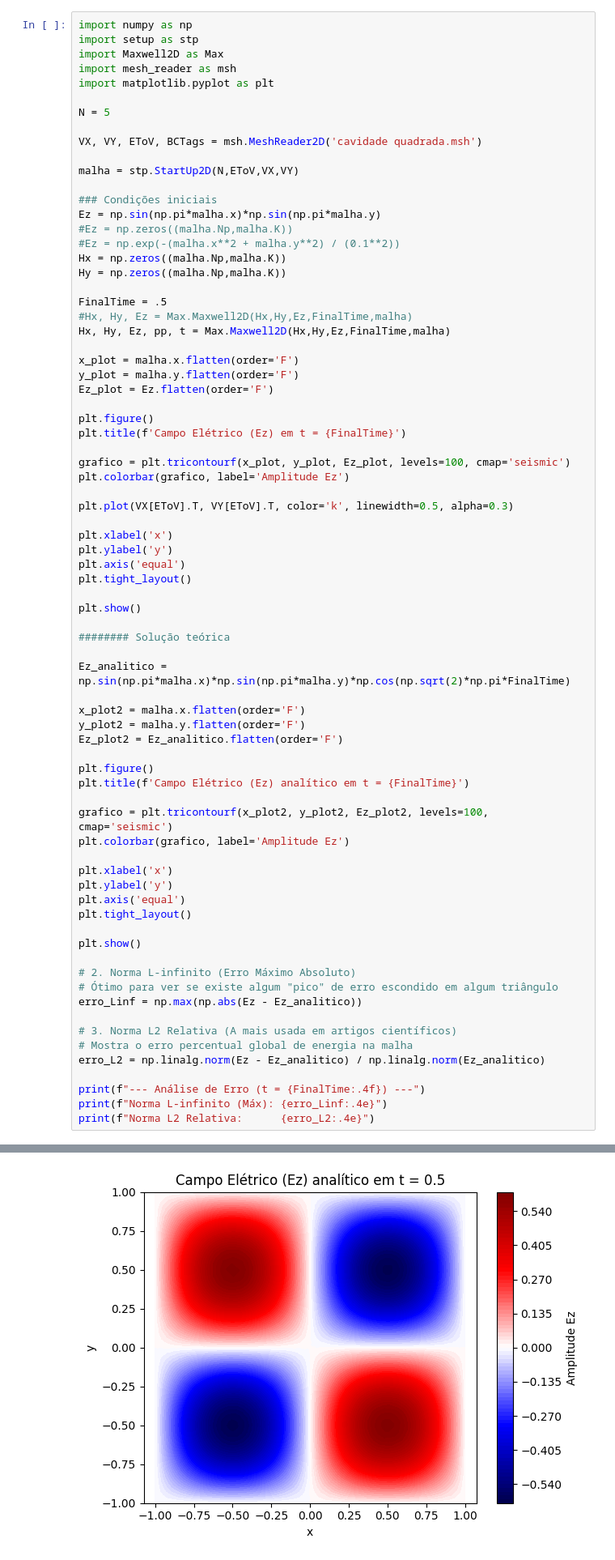
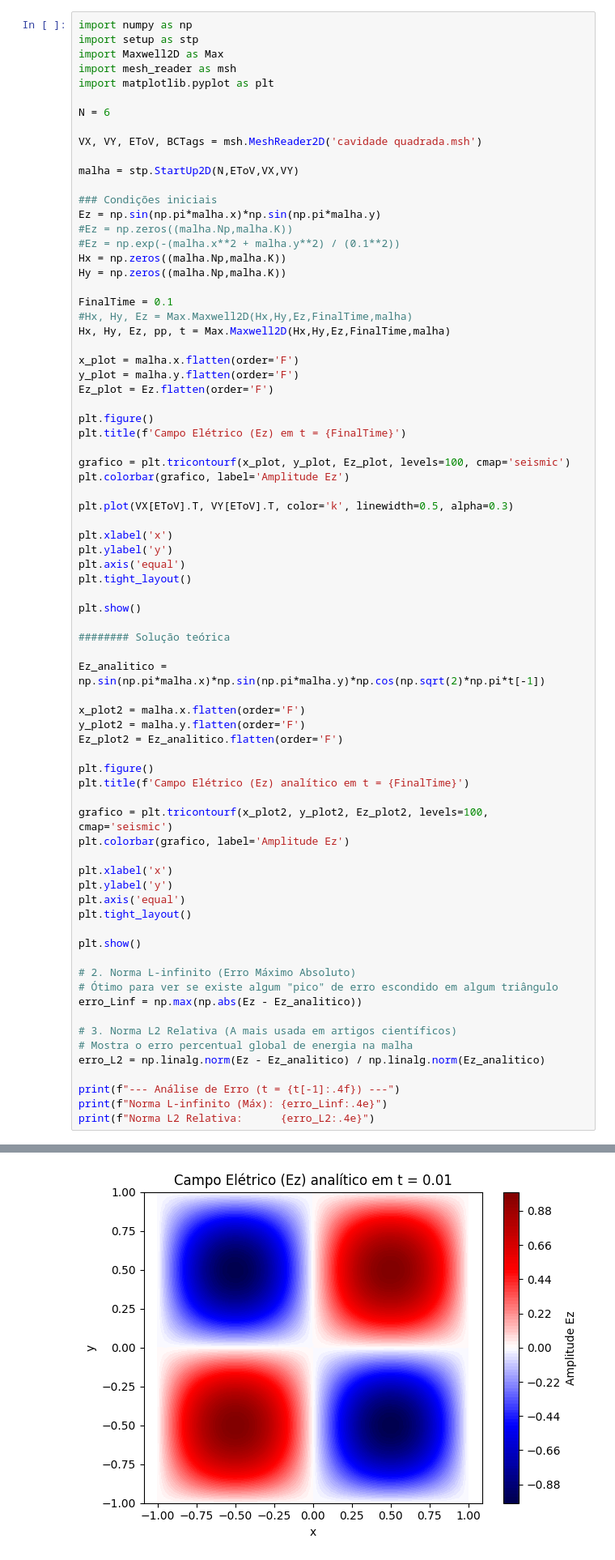
Before and after one commit to andrefsr/DG-FEM, a Jupyter notebook: engine/dg2D/tests.ipynb, the cells around one changed output, grey strips where cells are left out. Shown at 81% size. Drawn from its saved outputs; the diff is of its cells as text.

Commit message:
dg2D - Ainda alto erro, mesmo em malha refinada. A ordem de convergência encontrada foi diferente de 4 pro rk4, provavelmente devido ao alto erro global

```diff
--- a/engine/dg2D/tests.ipynb
+++ b/engine/dg2D/tests.ipynb
@@ -566,7 +566,7 @@ import Maxwell2D as Max
 import mesh_reader as msh
 import matplotlib.pyplot as plt
 
-N = 5
+N = 6
 
 VX, VY, EToV, BCTags = msh.MeshReader2D('cavidade quadrada.msh')
 
@@ -579,7 +579,7 @@ Ez = np.sin(np.pi*malha.x)*np.sin(np.pi*malha.y)
 Hx = np.zeros((malha.Np,malha.K))
 Hy = np.zeros((malha.Np,malha.K))
 
-FinalTime = .5
+FinalTime = 0.1
 #Hx, Hy, Ez = Max.Maxwell2D(Hx,Hy,Ez,FinalTime,malha)
 Hx, Hy, Ez, pp, t = Max.Maxwell2D(Hx,Hy,Ez,FinalTime,malha)
 
@@ -604,7 +604,7 @@ plt.show()
 
 ######## Solução teórica
 
-Ez_analitico = np.sin(np.pi*malha.x)*np.sin(np.pi*malha.y)*np.cos(np.sqrt(2)*np.pi*FinalTime)
+Ez_analitico = np.sin(np.pi*malha.x)*np.sin(np.pi*malha.y)*np.cos(np.sqrt(2)*np.pi*t[-1])
 
 x_plot2 = malha.x.flatten(order='F')
 y_plot2 = malha.y.flatten(order='F')
@@ -631,7 +631,7 @@ erro_Linf = np.max(np.abs(Ez - Ez_analitico))
 # Mostra o erro percentual global de energia na malha
 erro_L2 = np.linalg.norm(Ez - Ez_analitico) / np.linalg.norm(Ez_analitico)
 
-print(f"--- Análise de Erro (t = {FinalTime:.4f}) ---")
+print(f"--- Análise de Erro (t = {t[-1]:.4f}) ---")
 print(f"Norma L-infinito (Máx): {erro_Linf:.4e}")
 print(f"Norma L2 Relativa:      {erro_L2:.4e}")
 # %% [output]
@@ -642 +642 @@ Número de Elementos (K): 224
-[figure, old version]
+[figure, new version]
```
Also changed, not shown: parts of 3 cells of this notebook, 5 other files.
